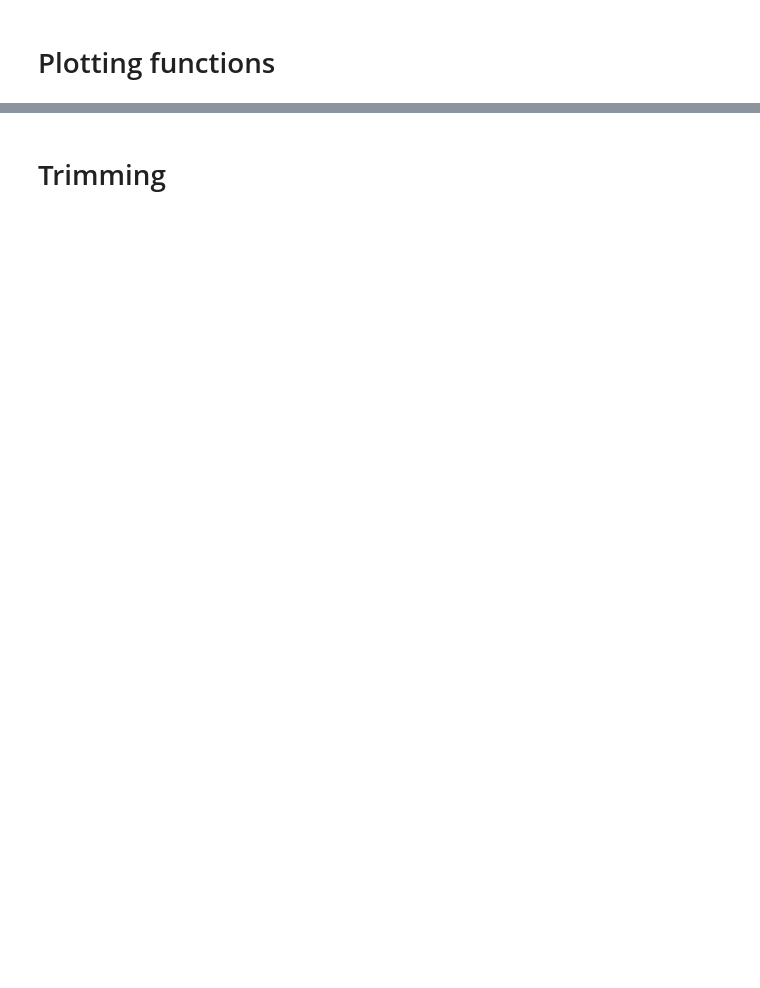
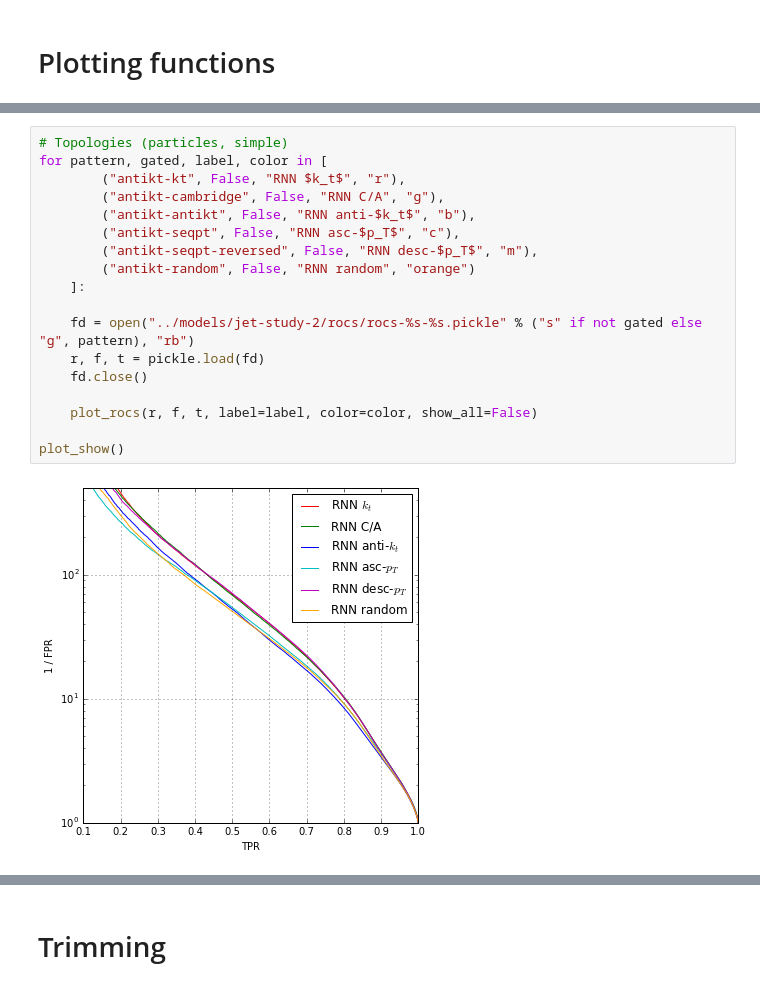
Before and after one commit to glouppe/recnn, a Jupyter notebook: notebooks/jet-study-2.ipynb, the cells around one changed output, grey strips where cells are left out. Cells and saved outputs as stored; diff of their text form; blank space fills up the shorter version.

```diff
--- a/notebooks/jet-study-2.ipynb
+++ b/notebooks/jet-study-2.ipynb
@@ -247,0 +422,20 @@ plot_show("1-simple-vs-gated.pdf")
+# %%
+# Topologies (particles, simple)
+for pattern, gated, label, color in [
+        ("antikt-kt", False, "RNN $k_t$", "r"),
+        ("antikt-cambridge", False, "RNN C/A", "g"),
+        ("antikt-antikt", False, "RNN anti-$k_t$", "b"),
+        ("antikt-seqpt", False, "RNN asc-$p_T$", "c"),
+        ("antikt-seqpt-reversed", False, "RNN desc-$p_T$", "m"),
+        ("antikt-random", False, "RNN random", "orange")
+    ]:
+
+    fd = open("../models/jet-study-2/rocs/rocs-%s-%s.pickle" % ("s" if not gated else "g", pattern), "rb")
+    r, f, t = pickle.load(fd)
+    fd.close()
+
+    plot_rocs(r, f, t, label=label, color=color, show_all=False)
+
+plot_show()
+# %% [output]
+[figure, added]
```
Also changed, not shown: parts of 44 cells of this notebook, 1 other file.
